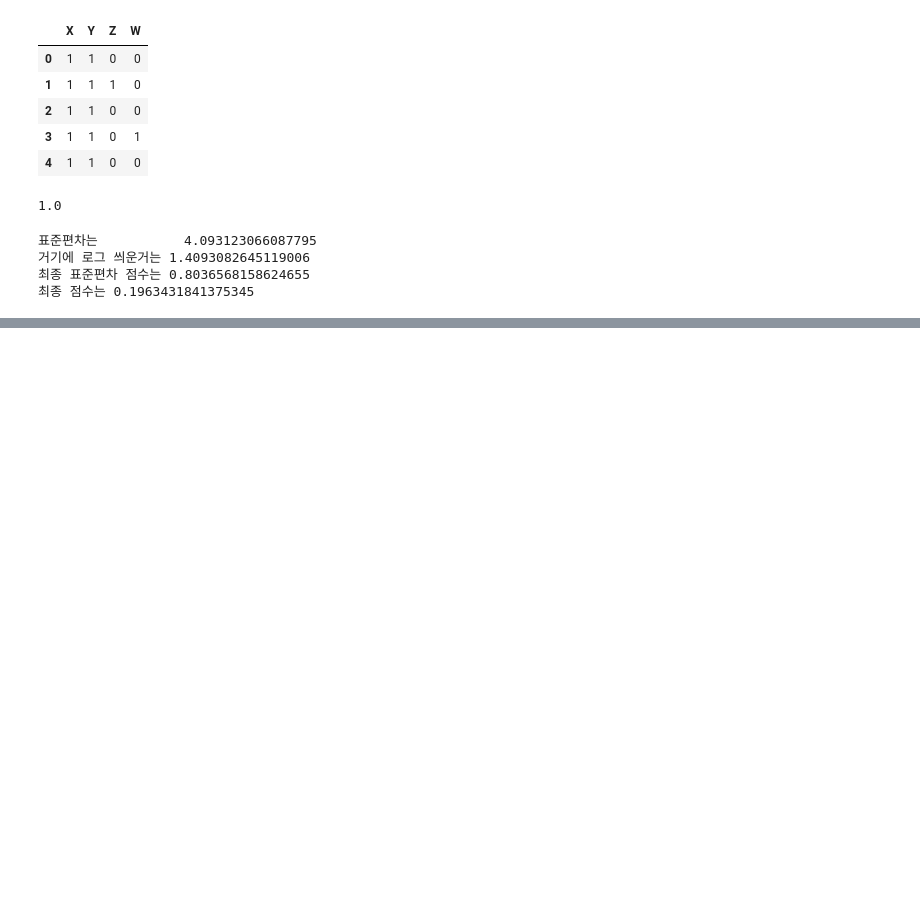
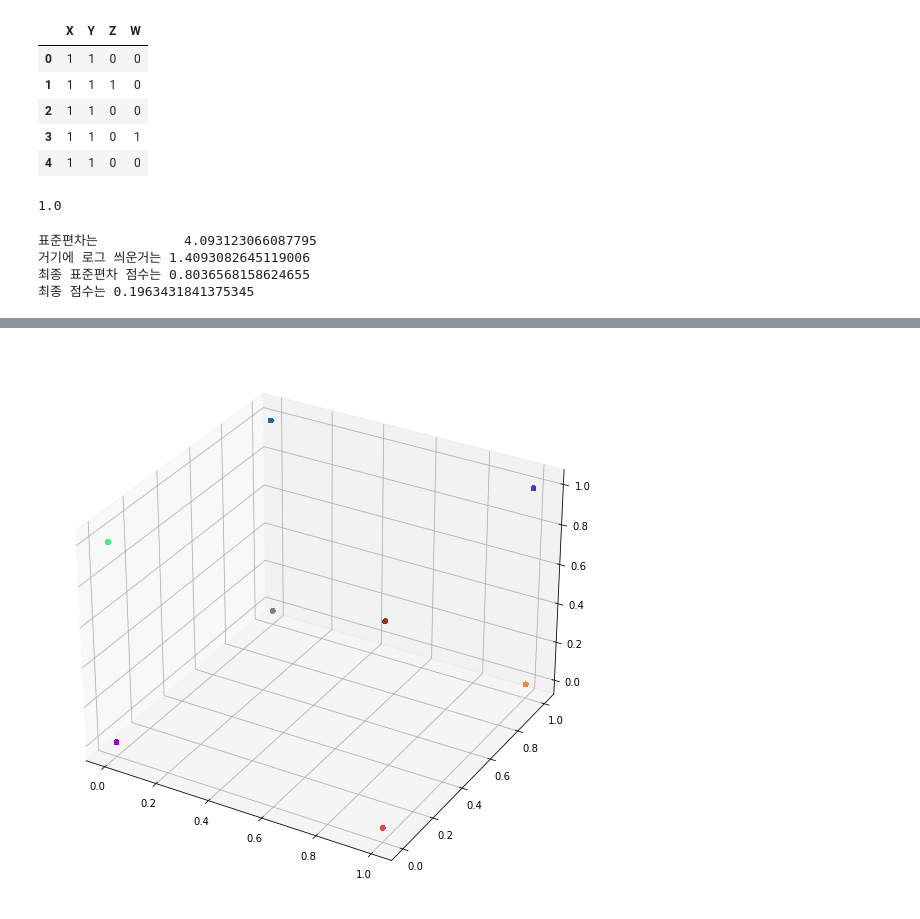
Before and after one commit to Insight-Sogang-Univ/insightcon_3rd_dog, a Jupyter notebook: Team_Border_Collie.ipynb, the cells around one changed output, grey strips where cells are left out. Drawn from its saved outputs; the diff is of its cells as text; code cells hidden in the pictures; blank space fills up the shorter version.

```diff
--- a/Team_Border_Collie.ipynb
+++ b/Team_Border_Collie.ipynb
@@ -600,0 +656,10 @@ print(f'최종 점수는 {score-sigmoid(logged)}')
+# %%
+fig = plt.figure(figsize=(10, 10))
+ax = fig.gca(projection='3d')
+for i in range(len(result['cluster'].unique())):
+    target = _result.loc[result.cluster==i, ['X','Y','Z']]
+    ax.scatter(target['X'],target['Y'],target['Z'], marker='o', s=15, c=colors[i])
+
+plt.show()
+# %% [output]
+[figure, added]
```
Also changed, not shown: parts of 11 cells of this notebook, 2 other files.
